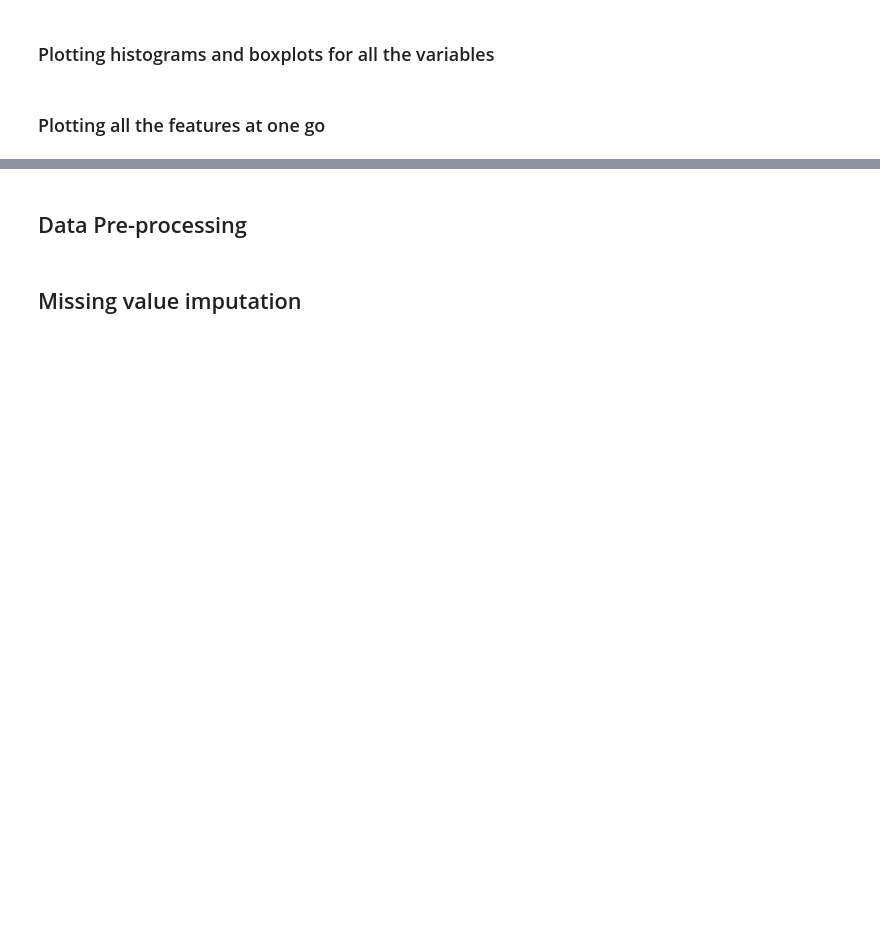
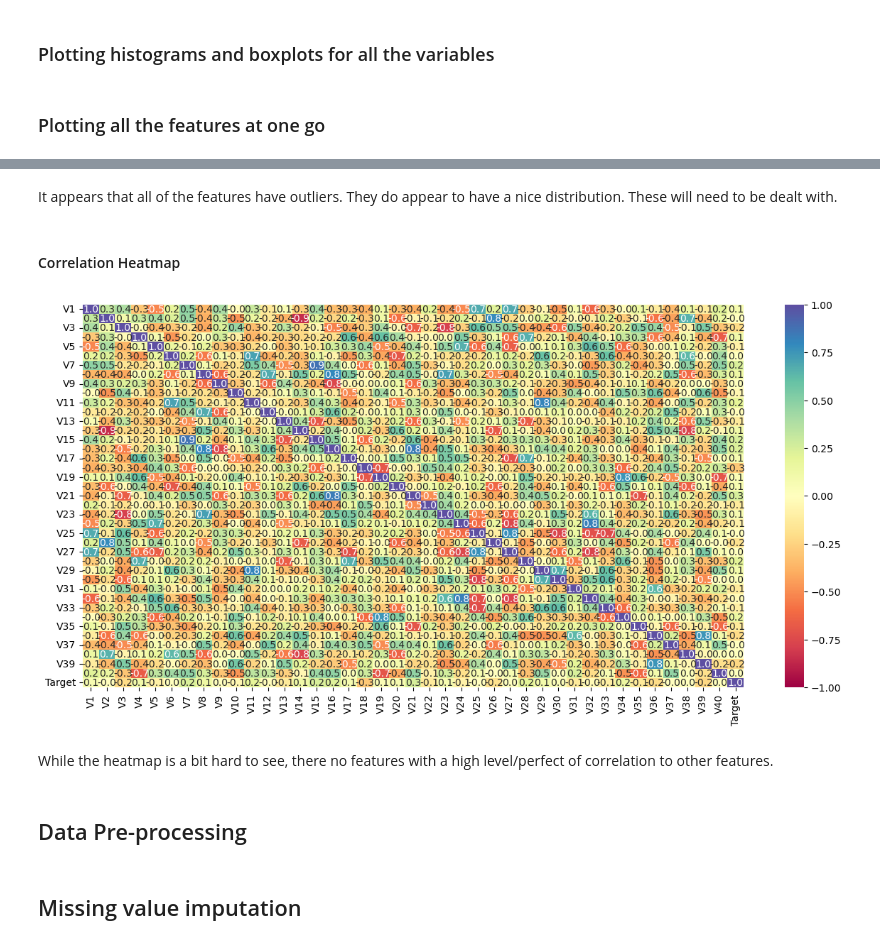
Before and after one commit to cmurray4492/PythonProjects, a Jupyter notebook: UT_Austin/Model Tuning/CDM MT_Project_LearnerNotebook_FullCode.ipynb, the cells around one changed output, grey strips where cells are left out. Cells and saved outputs as stored; diff of their text form; code cells hidden in the pictures; blank space fills up the shorter version.

```diff
--- a/UT_Austin/Model Tuning/CDM MT_Project_LearnerNotebook_FullCode.ipynb
+++ b/UT_Austin/Model Tuning/CDM MT_Project_LearnerNotebook_FullCode.ipynb
@@ -163,3 +232,14 @@ for feature in df.columns:
+# %% [markdown]
+It appears that all of the features have outliers. They do appear to have a nice distribution. These will need to be dealt with.
+# %% [markdown]
+#### Correlation Heatmap
+# %%
+plt.figure(figsize=(15, 7))
+sns.heatmap(base_train.corr(), annot=True, vmin=-1, vmax=1, fmt=".1f", cmap="Spectral");
+# %% [output]
+[figure, added]
+# %% [markdown]
+While the heatmap is a bit hard to see, there no features with a high level/perfect of correlation to other features.
 # %% [markdown]
 ## Data Pre-processing
 # %% [markdown]
```
Also changed, not shown: parts of 12 cells of this notebook.
